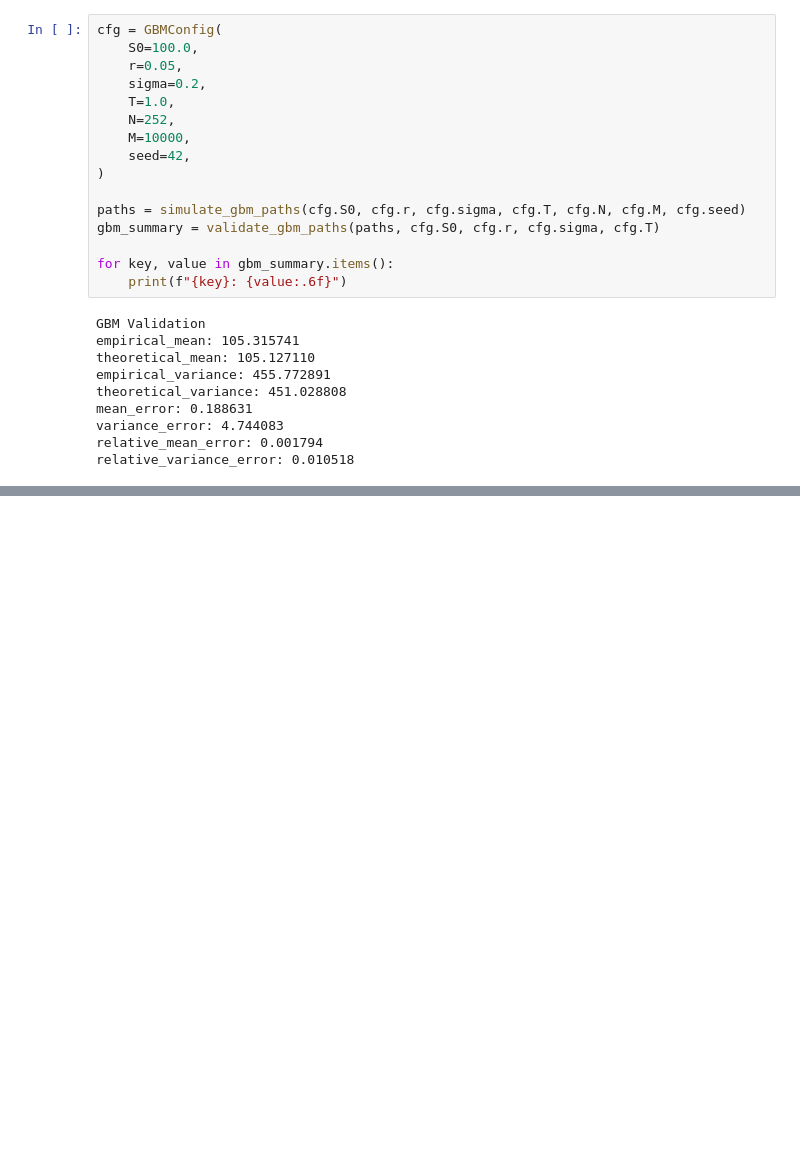
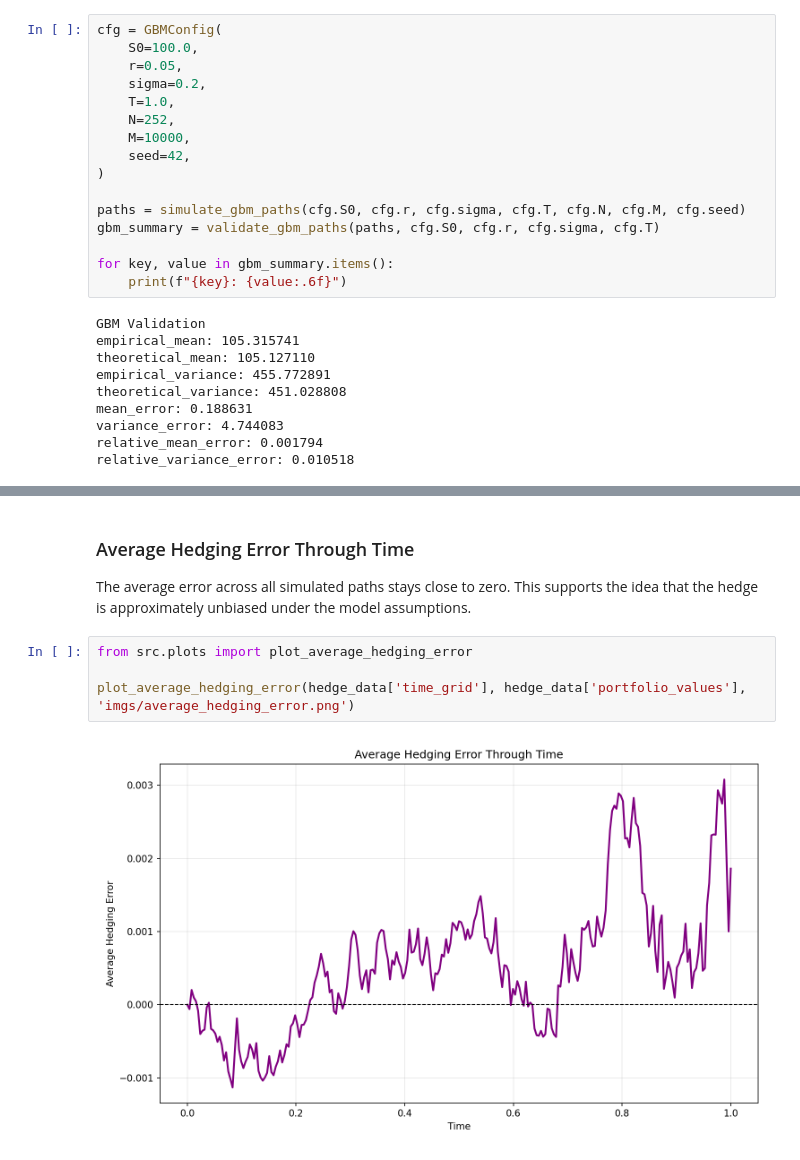
Before and after one commit to LohithRajeevHasithYadavV/Delta-Hedging-Simulation-final, a Jupyter notebook: delta_hedging_jupyter.ipynb, the cells around one changed output, grey strips where cells are left out. Drawn from its saved outputs; the diff is of its cells as text; blank space fills up the shorter version.

```diff
--- a/delta_hedging_jupyter.ipynb
+++ b/delta_hedging_jupyter.ipynb
@@ -232,0 +134,10 @@ Hedging performance changes with moneyness because delta behaves differently for
+# %% [markdown]
+### Average Hedging Error Through Time
+
+The average error across all simulated paths stays close to zero. This supports the idea that the hedge is approximately unbiased under the model assumptions.
+# %%
+from src.plots import plot_average_hedging_error
+
+plot_average_hedging_error(hedge_data['time_grid'], hedge_data['portfolio_values'], 'imgs/average_hedging_error.png')
+# %% [output]
+[figure, added]
```
Also changed, not shown: parts of 38 cells of this notebook.
